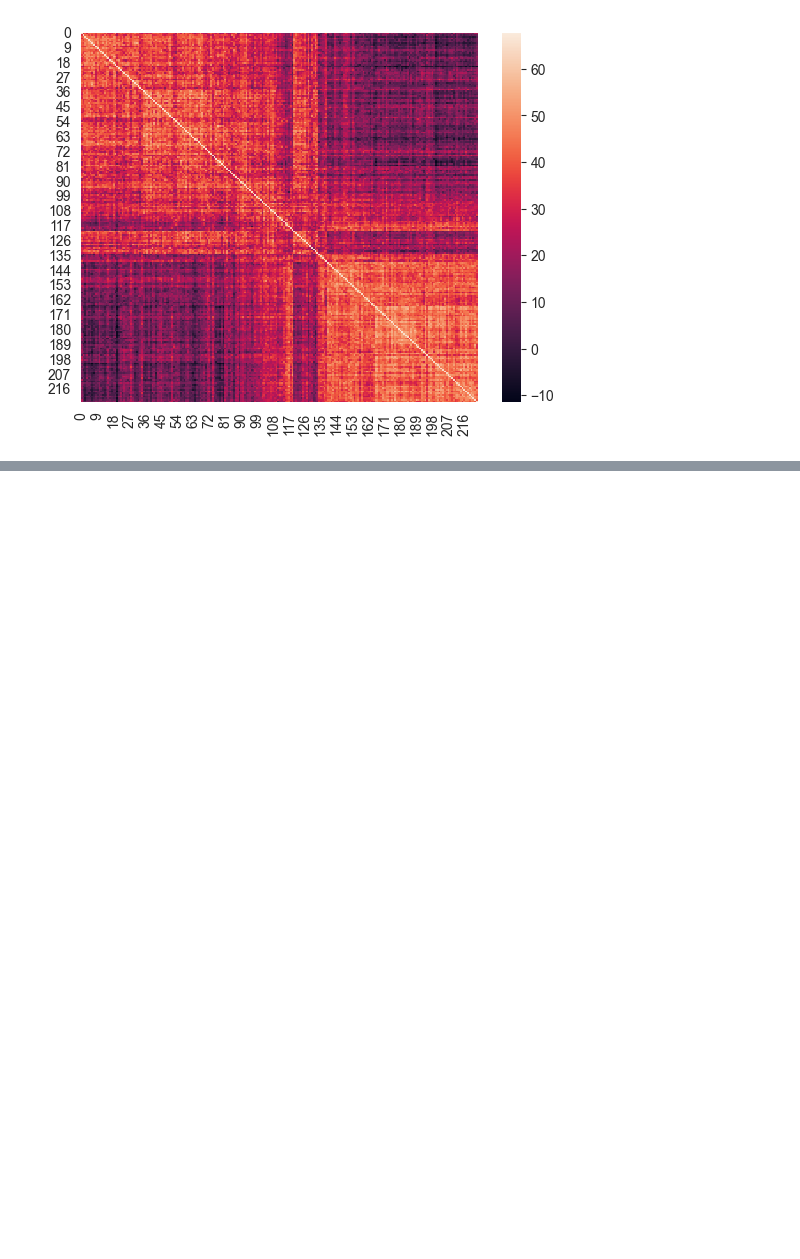
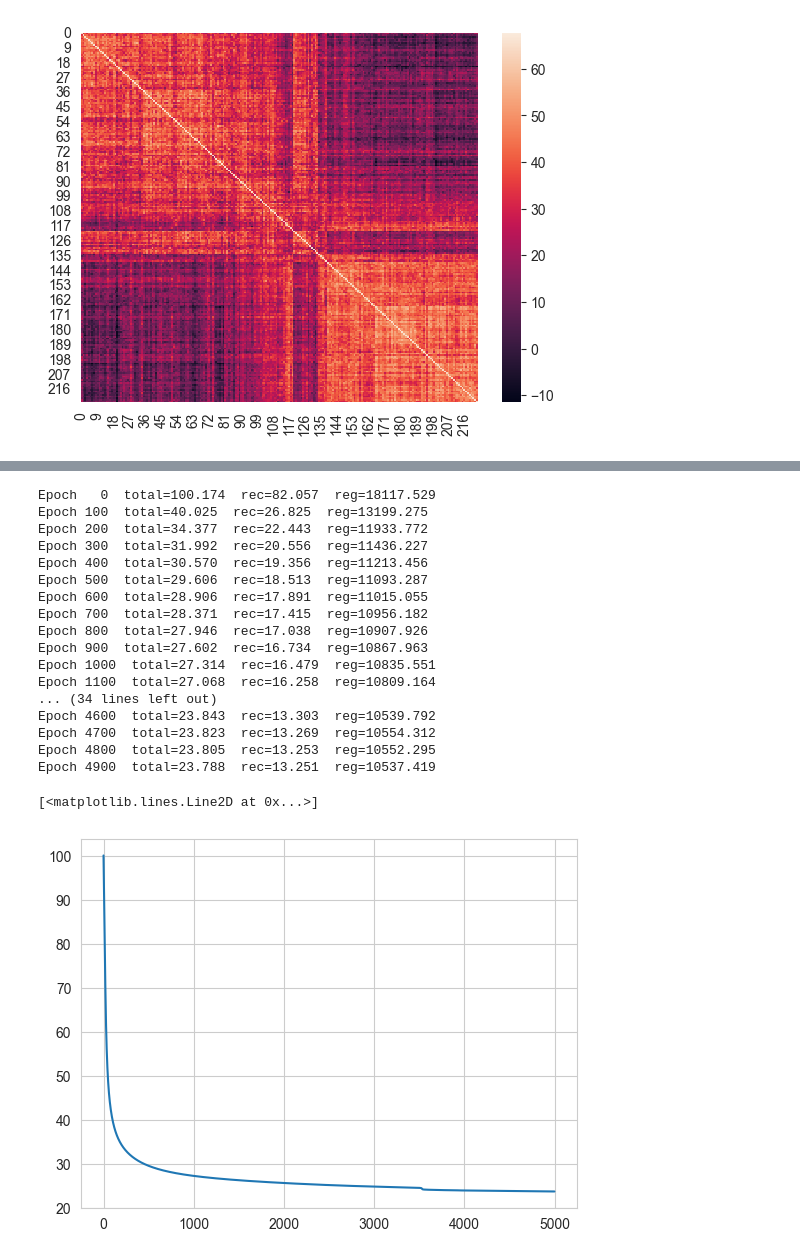
Before and after one commit to congfeng4/SCOIT, a Jupyter notebook: hgnn_sc_GEM.ipynb, the cells around one changed output, grey strips where cells are left out. Saved outputs shown, nothing was run; the diff lists cells and outputs as text; code cells hidden in the pictures; blank space fills up the shorter version.

```diff
--- a/hgnn_sc_GEM.ipynb
+++ b/hgnn_sc_GEM.ipynb
@@ -293 +256,66 @@ RuntimeError: mat1 and mat2 shapes cannot be multiplied (60x64 and 60x60)
+# %%
+model = PhasingModel(embed_dim=embed_dim, activations=[F.softplus, F.sigmoid], omics_offset=omics_offset)
+optimizer = Adam(model.parameters(), lr=lr)
+recon_loss = [F.mse_loss, F.mse_loss]
+history = []
+cell_dataset = TensorDataset(C, X)
+dataloader = DataLoader(cell_dataset, shuffle=True, batch_size=num_cells)
+
+history, history_recon, history_reg = [], [], []
+
+for epoch in range(epochs):
+    epoch_loss, epoch_rec, epoch_reg = 0., 0., 0.
+    for c_batch, x_batch in dataloader:
+        c_batch, x_batch = c_batch.to(C.device), x_batch.to(C.device)
+
+        xp0, xp1, xm0, xm1 = model(G, c_batch, O)
+        x0_hat, x1_hat = xp0 + xm0, xp1 + xm1
+        xp = torch.cat([xp0, xp1], dim=1)
+        xm = torch.cat([xm0, xm1], dim=1)
+        x0_batch, x1_batch = x_batch[:, :model.omics_offset], x_batch[:, model.omics_offset:]
+        loss_recon = recon_loss[0](x0_hat, x0_batch) + recon_loss[1](x1_hat, x1_batch)
+
+        lap0_batch = build_laplacian(x0_batch.cpu().numpy(), k=k).to(C.device)
+        loss_regular0 = torch.trace(xp0.T @ lap0_batch @ xp0) + torch.trace(xm0.T @ lap0_batch @ xm0)
+        lap1_batch = build_laplacian(x1_batch.cpu().numpy(), k=k).to(C.device)
+        loss_regular1 = torch.trace(xp1.T @ lap0_batch @ xp1) + torch.trace(xm1.T @ lap0_batch @ xm1)
+        loss_reg = loss_regular0 + loss_regular1
+
+        loss = loss_recon + alpha * loss_reg
+        optimizer.zero_grad()
+        loss.backward()
+        optimizer.step()
+
+        epoch_loss += loss.item()
+        epoch_rec  += loss_recon.item()
+        epoch_reg  += loss_reg.item()
+
+    history.append(epoch_loss)
+    history_recon.append(epoch_rec)
+    history_reg.append(epoch_reg)
+    if epoch % 100 == 0:
+        print(f'Epoch {epoch:3d}  total={epoch_loss:.3f}  rec={epoch_rec:.3f}  reg={epoch_reg:.3f}')
+
+plt.plot(history)
+# plt.plot(history_reg)
+# %% [output]
+Epoch   0  total=100.174  rec=82.057  reg=18117.529
+Epoch 100  total=40.025  rec=26.825  reg=13199.275
+Epoch 200  total=34.377  rec=22.443  reg=11933.772
+Epoch 300  total=31.992  rec=20.556  reg=11436.227
+Epoch 400  total=30.570  rec=19.356  reg=11213.456
+Epoch 500  total=29.606  rec=18.513  reg=11093.287
+Epoch 600  total=28.906  rec=17.891  reg=11015.055
+Epoch 700  total=28.371  rec=17.415  reg=10956.182
+Epoch 800  total=27.946  rec=17.038  reg=10907.926
+Epoch 900  total=27.602  rec=16.734  reg=10867.963
+Epoch 1000  total=27.314  rec=16.479  reg=10835.551
+Epoch 1100  total=27.068  rec=16.258  reg=10809.164
+... (34 lines left out)
+Epoch 4600  total=23.843  rec=13.303  reg=10539.792
+Epoch 4700  total=23.823  rec=13.269  reg=10554.312
+Epoch 4800  total=23.805  rec=13.253  reg=10552.295
+Epoch 4900  total=23.788  rec=13.251  reg=10537.419
+[<matplotlib.lines.Line2D at 0x...>]
+[figure, added]
 # %%
```
Also changed, not shown: parts of 24 cells of this notebook.
